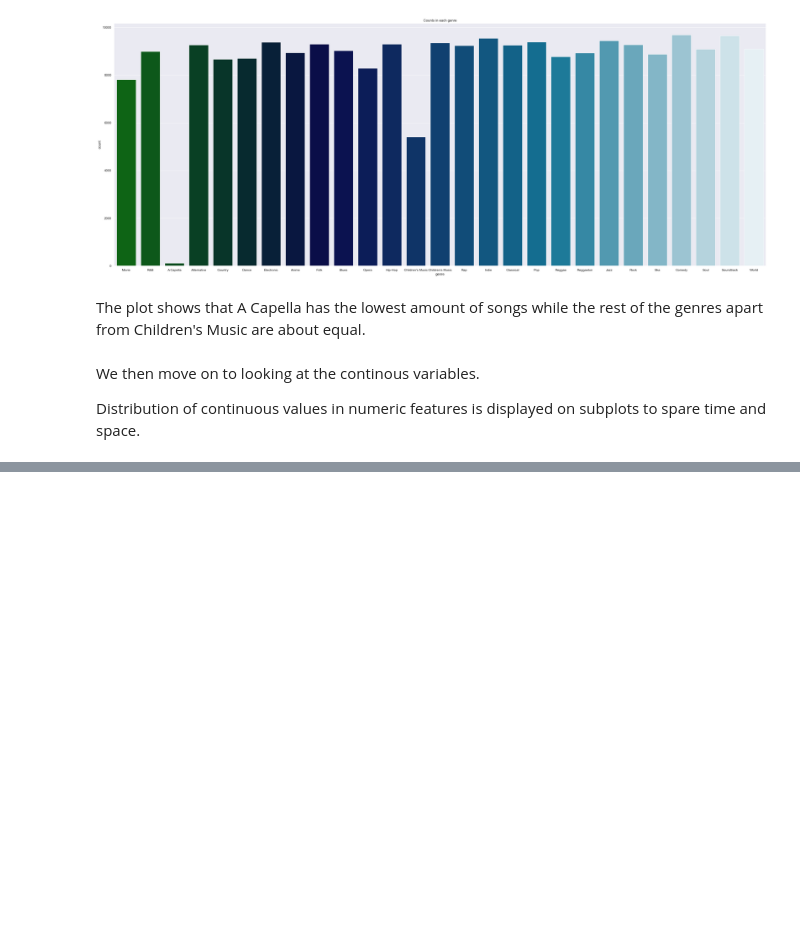
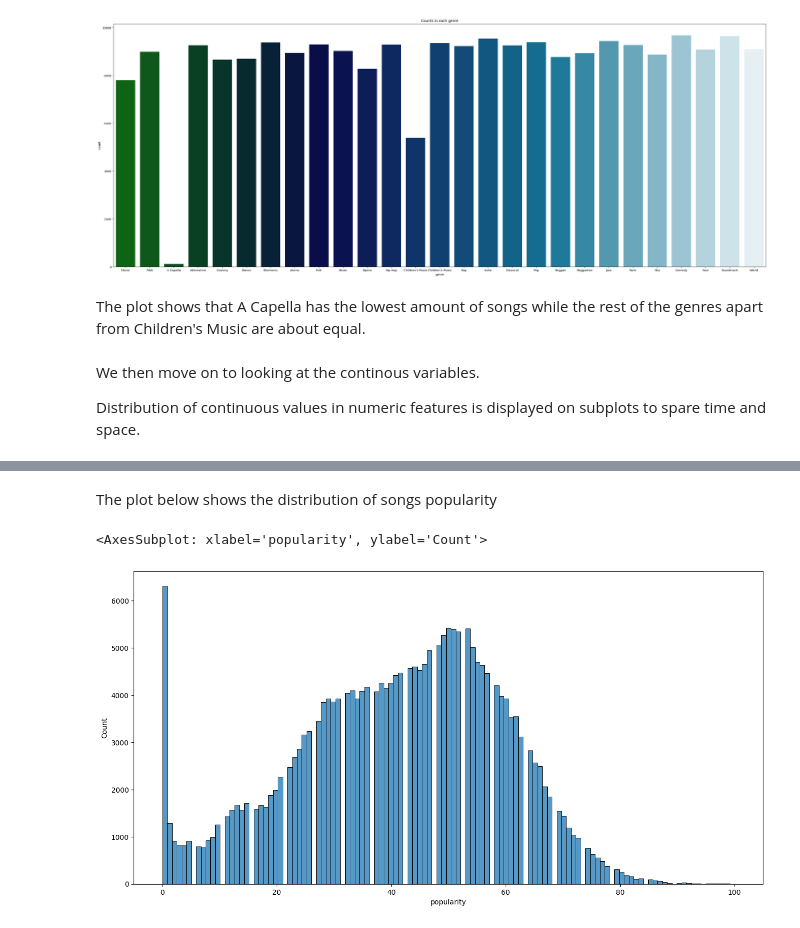
Before and after one commit to tanvi-jain3/SC1015-Song-Genre-Classification, a Jupyter notebook: Data Science Mini_Project.ipynb, the cells around one changed output, grey strips where cells are left out. Drawn from its saved outputs; the diff is of its cells as text; code cells hidden in the pictures; blank space fills up the shorter version.

```diff
--- a/Data Science Mini_Project.ipynb
+++ b/Data Science Mini_Project.ipynb
@@ -209,0 +233,8 @@ Distribution of continuous values in numeric features is displayed on subplots t
+# %% [markdown]
+The plot below shows the distribution of songs popularity
+# %%
+f = plt.figure(figsize=(16,8))
+sns.histplot(data=music["popularity"])
+# %% [output]
+<AxesSubplot: xlabel='popularity', ylabel='Count'>
+[figure, added]
```
Also changed, not shown: parts of 27 cells of this notebook.
